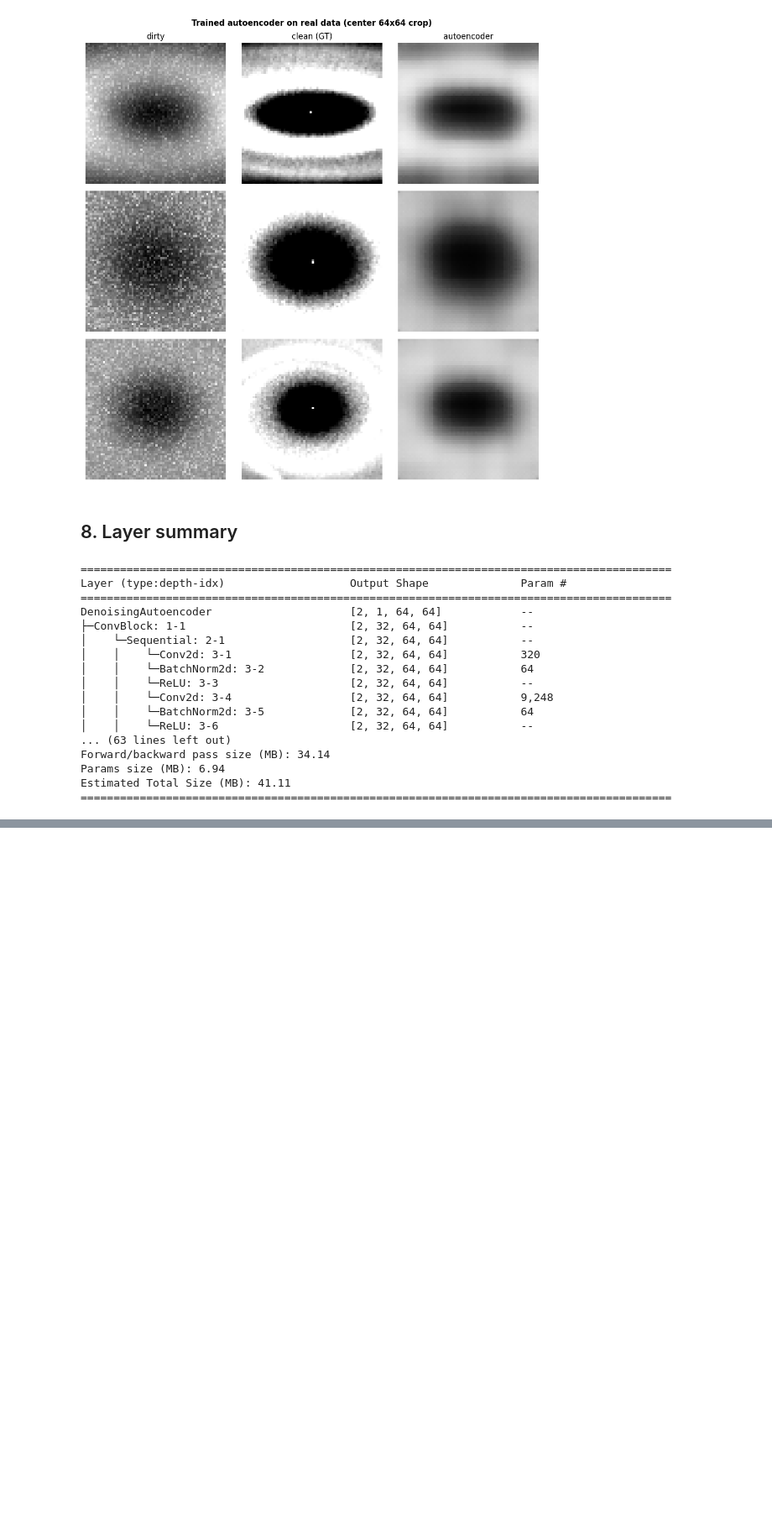
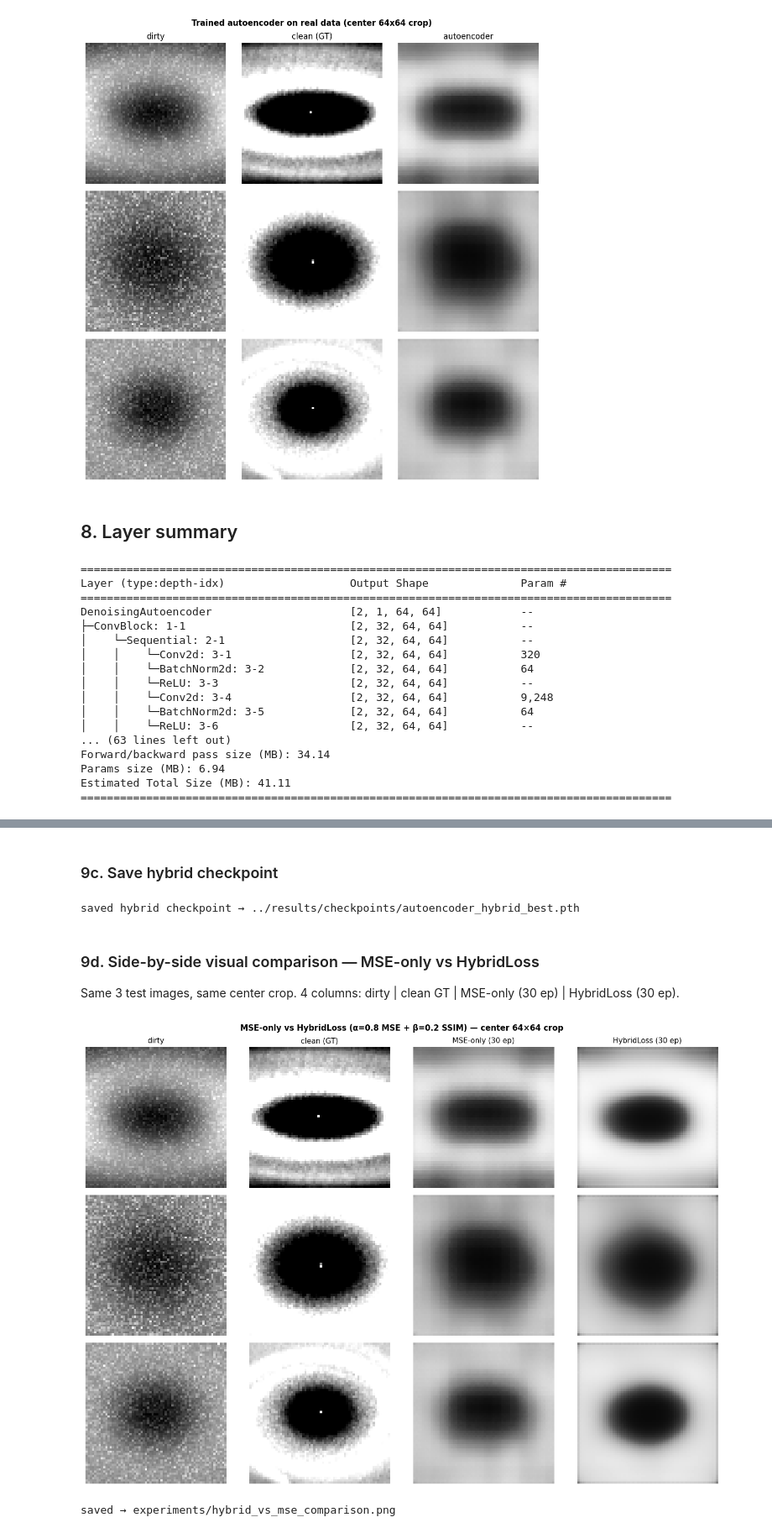
Before and after one commit to KrishanYadav333/EXXA, a Jupyter notebook: DENOISING_DIFFUSION/notebooks/02_autoencoder_model.ipynb, the cells around one changed output, grey strips where cells are left out. Shown at 84% size. Drawn from its saved outputs; the diff is of its cells as text; code cells hidden in the pictures; blank space fills up the shorter version.

```diff
--- a/DENOISING_DIFFUSION/notebooks/02_autoencoder_model.ipynb
+++ b/DENOISING_DIFFUSION/notebooks/02_autoencoder_model.ipynb
@@ -296,0 +475,73 @@ More epochs or data augmentation should push it past.
+# %% [markdown]
+### 9c. Save hybrid checkpoint
+# %%
+os.makedirs('../results/checkpoints', exist_ok=True)
+ckpt_path_h = '../results/checkpoints/autoencoder_hybrid_best.pth'
+
+torch.save({
+    'epoch'               : 27,
+    'model_state_dict'    : model_h.state_dict(),
+    'optimizer_state_dict': optimizer.state_dict(),
+    'val_loss_total'      : 0.034365,   # recorded from training output
+    'val_mse'             : 0.007181,
+    'val_ssim'            : 0.143101,
+    'alpha'               : 0.8,
+    'beta'                : 0.2,
+}, ckpt_path_h)
+
+print(f'saved hybrid checkpoint → {ckpt_path_h}')
+# %% [output]
+saved hybrid checkpoint → ../results/checkpoints/autoencoder_hybrid_best.pth
+# %% [markdown]
+### 9d. Side-by-side visual comparison — MSE-only vs HybridLoss
+
+Same 3 test images, same center crop. 4 columns: dirty | clean GT | MSE-only (30 ep) | HybridLoss (30 ep).
+# %%
+# Load the MSE-only best checkpoint into a fresh model instance
+from src.models.autoencoder import DenoisingAutoencoder
+
+model_mse = DenoisingAutoencoder().to(device)
+ckpt_mse  = torch.load('../results/checkpoints/autoencoder_best.pth', map_location=device)
+model_mse.load_state_dict(ckpt_mse['model_state_dict'])
+model_mse.eval()
+
+model_h.eval()
+
+# Same 3 images used in section 7
+rng  = np.random.default_rng(7)
+ids  = rng.integers(0, len(dirty_all), size=3)
+r, c = 268, 268   # center crop
+
+cols   = ['dirty', 'clean (GT)', 'MSE-only (30 ep)', 'HybridLoss (30 ep)']
+fig, axes = plt.subplots(3, 4, figsize=(14, 10))
+
+for col_idx, title in enumerate(cols):
+    axes[0, col_idx].set_title(title, fontsize=11)
+
+for row, idx in enumerate(ids):
+    dp = dirty_all[idx, r:r+64, c:c+64]
+    cp = clean_all[idx, r:r+64, c:c+64]
+    lo, hi = dp.min(), dp.max()
+    dp_n = (dp - lo) / (hi - lo) if hi > lo else dp
+    cp_n = np.clip((cp - lo) / (hi - lo), 0, 1) if hi > lo else cp
+
+    inp = torch.from_numpy(dp_n[np.newaxis, np.newaxis]).to(device)
+    with torch.no_grad():
+        pred_mse    = model_mse(inp).squeeze().cpu().numpy()
+        pred_hybrid = model_h(inp).squeeze().cpu().numpy()
+
+    for col_idx, img in enumerate([dp_n, cp_n, pred_mse, pred_hybrid]):
+        axes[row, col_idx].imshow(img, cmap='gray', vmin=0, vmax=1)
+        axes[row, col_idx].axis('off')
+    axes[row, 0].set_ylabel(f'#{idx}', fontsize=10)
+
+plt.suptitle('MSE-only vs HybridLoss (α=0.8 MSE + β=0.2 SSIM) — center 64×64 crop',
+             fontweight='bold', fontsize=12)
+plt.tight_layout()
+os.makedirs('../experiments', exist_ok=True)
+plt.savefig('../experiments/hybrid_vs_mse_comparison.png', dpi=150, bbox_inches='tight')
+plt.show()
+print('saved → experiments/hybrid_vs_mse_comparison.png')
+# %% [output]
+[figure, added]
+saved → experiments/hybrid_vs_mse_comparison.png
```
Also changed, not shown: parts of 12 cells of this notebook, 16 other files.
